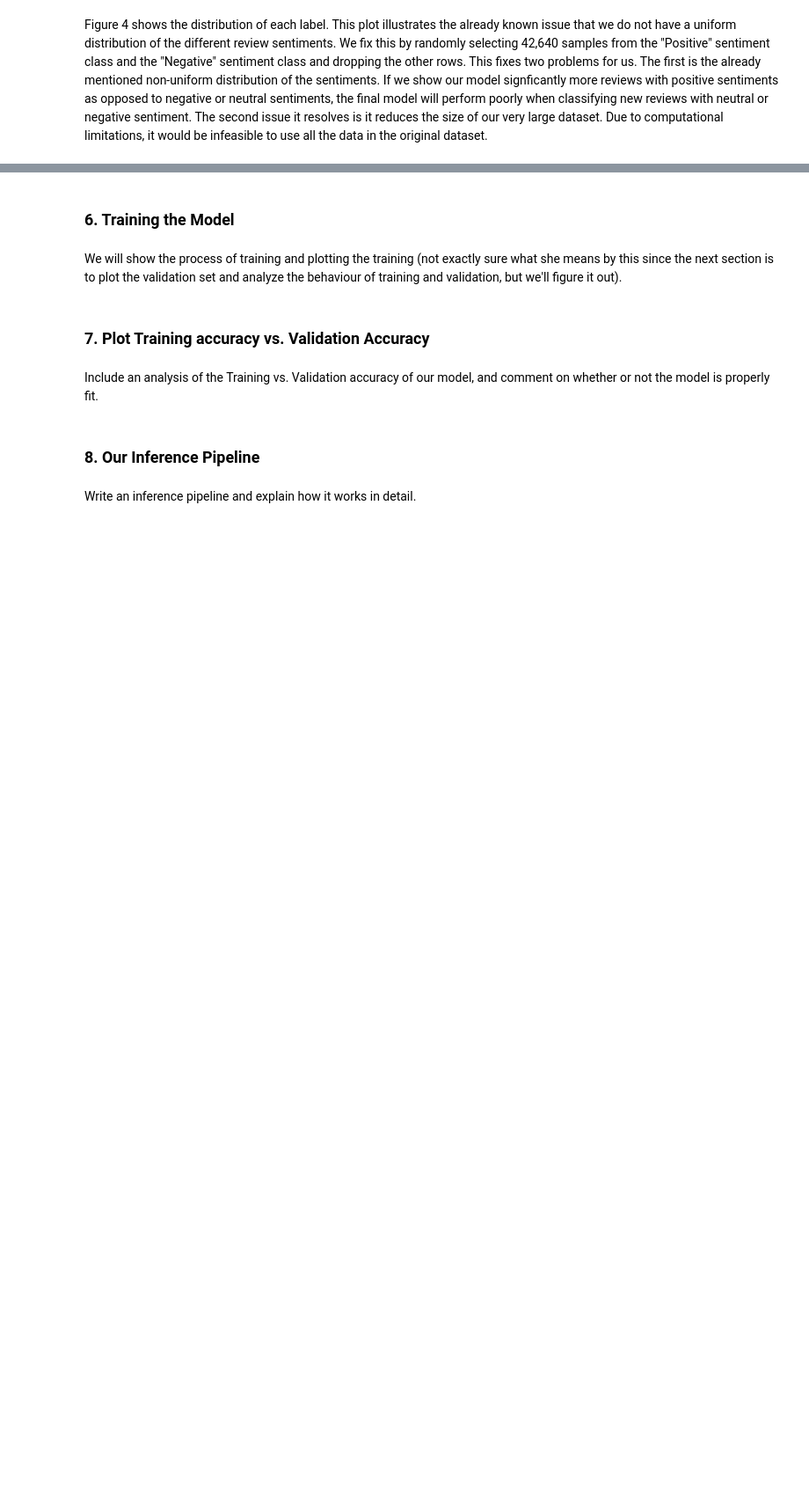
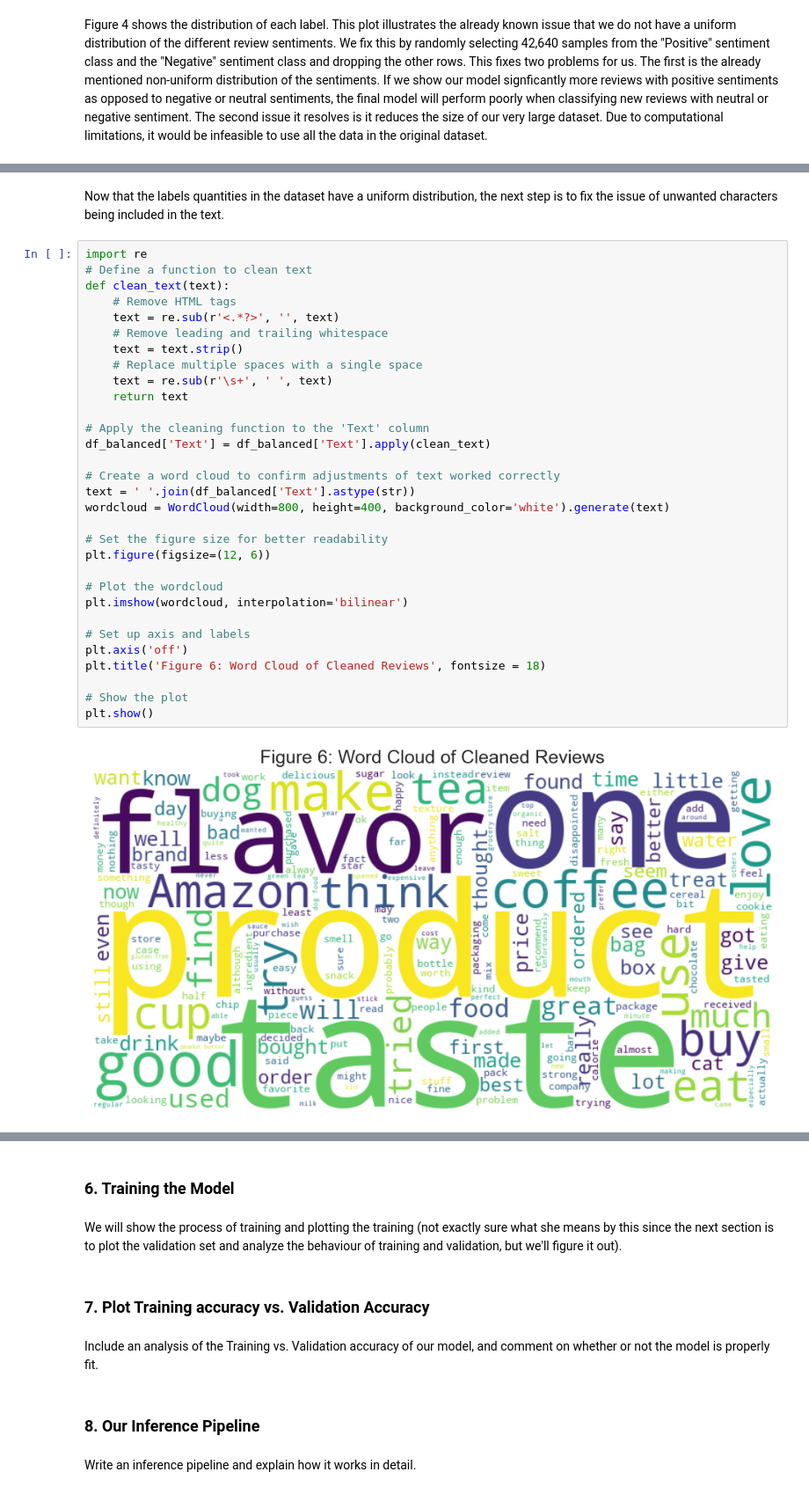
Before and after one commit to mqarmout/amazon_sentiment_analysis, a Jupyter notebook: math_for_DL_project.ipynb, the cells around one changed output, grey strips where cells are left out. Shown at 88% size. Cells and saved outputs as stored; diff of their text form; blank space fills up the shorter version.

```diff
--- a/math_for_DL_project.ipynb
+++ b/math_for_DL_project.ipynb
@@ -253,0 +221,35 @@ plt.show()
+# %% [markdown]
+Now that the labels quantities in the dataset have a uniform distribution, the next step is to fix the issue of unwanted characters being included in the text.
+# %%
+import re
+# Define a function to clean text
+def clean_text(text):
+    # Remove HTML tags
+    text = re.sub(r'<.*?>', '', text)
+    # Remove leading and trailing whitespace
+    text = text.strip()
+    # Replace multiple spaces with a single space
+    text = re.sub(r'\s+', ' ', text)
+    return text
+
+# Apply the cleaning function to the 'Text' column
+df_balanced['Text'] = df_balanced['Text'].apply(clean_text)
+
+# Create a word cloud to confirm adjustments of text worked correctly
+text = ' '.join(df_balanced['Text'].astype(str))
+wordcloud = WordCloud(width=800, height=400, background_color='white').generate(text)
+
+# Set the figure size for better readability
+plt.figure(figsize=(12, 6))
+
+# Plot the wordcloud
+plt.imshow(wordcloud, interpolation='bilinear')
+
+# Set up axis and labels
+plt.axis('off')
+plt.title('Figure 6: Word Cloud of Cleaned Reviews', fontsize = 18)
+
+# Show the plot
+plt.show()
+# %% [output]
+[figure, added]
```
Also changed, not shown: parts of 15 cells of this notebook.
